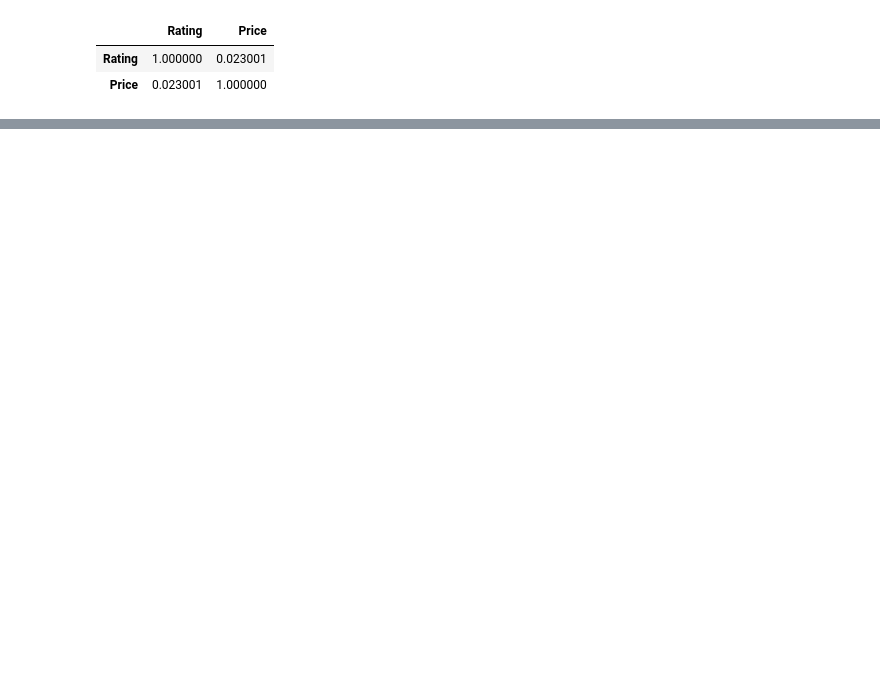
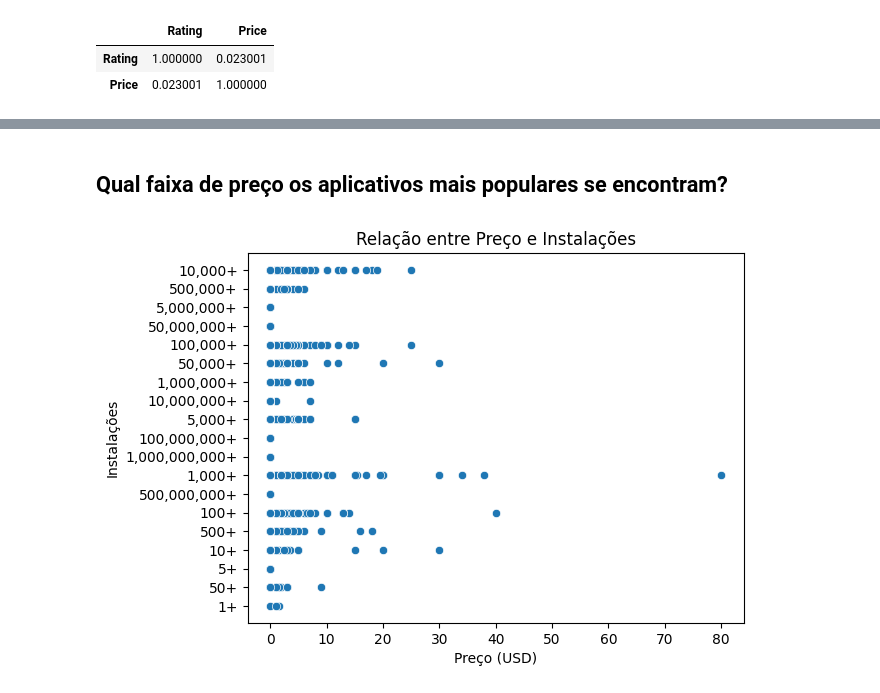
Before and after one commit to AlvaroSampaio/Google-play-store-apps, a Jupyter notebook: notebooks/02-EDA.ipynb, the cells around one changed output, grey strips where cells are left out. Saved outputs shown, nothing was run; the diff lists cells and outputs as text; code cells hidden in the pictures; blank space fills up the shorter version.

```diff
--- a/notebooks/02-EDA.ipynb
+++ b/notebooks/02-EDA.ipynb
@@ -118,0 +180,11 @@ plt.show()
+# %% [markdown]
+## Qual faixa de preço os aplicativos mais populares se encontram?
+# %%
+# Scatter plot para preço vs instalações
+sns.scatterplot(data=df, x='Price', y='Installs')
+plt.title('Relação entre Preço e Instalações')
+plt.xlabel('Preço (USD)')
+plt.ylabel('Instalações')
+plt.show()
+# %% [output]
+[figure, added]
```
Also changed, not shown: parts of 12 cells of this notebook.
